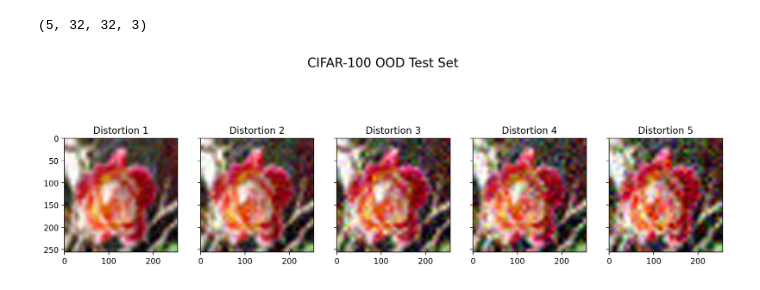
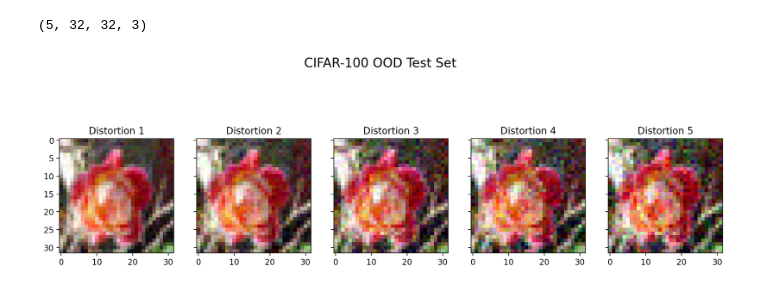
Before and after one commit to dl4ds-gh-classroom/dl4ds-spring-2025-midterm-challenge-lavaman131, a Jupyter notebook: notebooks/visualize_data.ipynb, the cells around one changed output. Saved outputs shown, nothing was run; the diff lists cells and outputs as text; code cells hidden in the pictures.

```diff
--- a/notebooks/visualize_data.ipynb
+++ b/notebooks/visualize_data.ipynb
@@ -33,18 +29,6 @@ fig.suptitle("CIFAR-100 Training Set", fontsize=16)
 
 for i, ax in enumerate(grid):
     image, label = train_dataset[i]
-    image = np.array(image)
-    image = (
-        F.interpolate(
-            torch.from_numpy(image).permute(2, 0, 1).unsqueeze_(0),
-            size=(256, 256),
-            mode="bicubic",
-            align_corners=False,
-        )
-        .squeeze_(0)
-        .permute(1, 2, 0)
-        .numpy()
-    )
     ax.imshow(image)
-    ax.set_title(label)
+    ax.set_title(CLASSES[label])
 # %% [output]
@@ -51,0 +36,17 @@ for i, ax in enumerate(grid):
+# %%
+fig = plt.figure(figsize=(7.5, 7.5))
+grid = ImageGrid(
+    fig,
+    111,  # similar to subplot(111)
+    nrows_ncols=(4, 4),  # creates 2x2 grid of Axes
+    axes_pad=0.25,  # pad between Axes in inch.
+)
+fig.suptitle("CIFAR-100 Training Set", fontsize=16)
+
+normalize = A.CLAHE(p=1.0, tile_grid_size=(4, 4))
+
+for i, ax in enumerate(grid):
+    image, label = train_dataset[i]
+    image = normalize(image=image)["image"]
+    ax.imshow(image)
+    ax.set_title(CLASSES[label])
@@ -62,27 +65,14 @@ ood_sample_dataset.shape
 # %%
 fig, axs = plt.subplots(1, 5, figsize=(15, 5), sharey=True, sharex=True)
 
 fig.suptitle("CIFAR-100 OOD Test Set", fontsize=16)
 
 for i, ax in enumerate(axs.ravel()):
     image = ood_sample_dataset[i]
-    image = (
-        (
-            F.interpolate(
-                torch.from_numpy(image).permute(2, 0, 1).unsqueeze_(0),
-                size=(256, 256),
-                mode="bicubic",
-                align_corners=False,
-            )
-        )
-        .squeeze_(0)
-        .permute(1, 2, 0)
-        .numpy()
-    )
     ax.imshow(image)
     ax.set_title(f"Distortion {i + 1}")
 # %% [output]
-[figure, old version]
+[figure, new version]
 # %%
 base_config_path = Path("../config")
 
```
Also changed, not shown: parts of 7 cells of this notebook, 17 other files.
